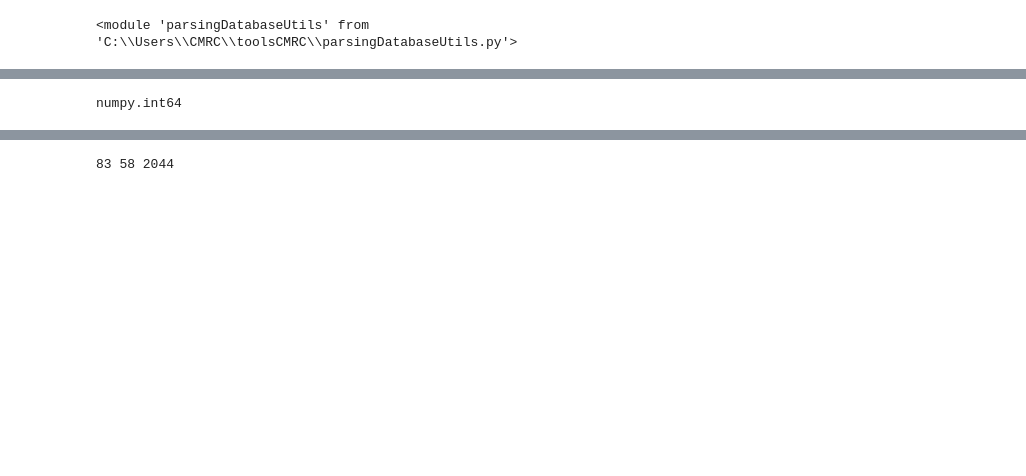
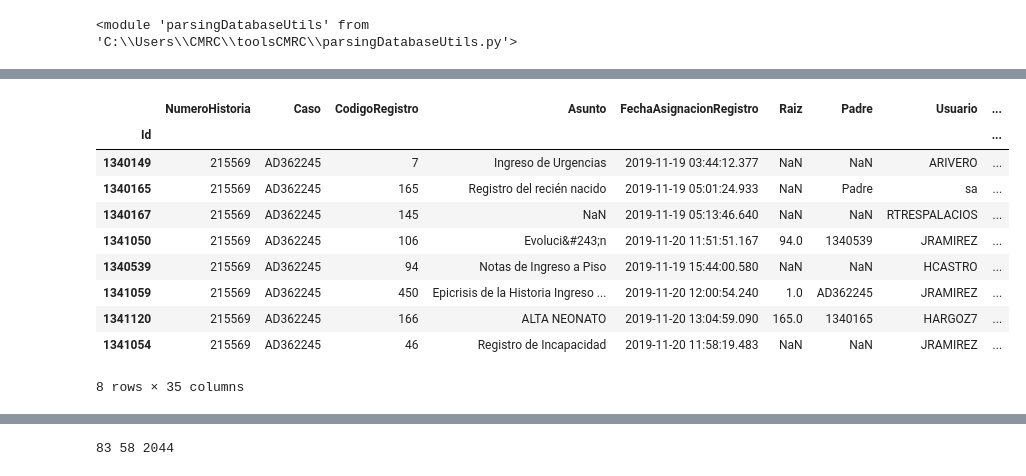
Before and after one commit to gbernardino/toolsCMRC, a Jupyter notebook: databaseTransformer.ipynb, the cells around one changed output, grey strips where cells are left out. Cells and saved outputs as stored; diff of their text form; code cells hidden in the pictures; blank space fills up the shorter version.

```diff
--- a/databaseTransformer.ipynb
+++ b/databaseTransformer.ipynb
@@ -220,4 +336,14 @@ parsingDatabaseUtils.prettyPrintXML(p.ingreso.RegistroXML)
 # %%
-registrosByCaso.get_group(c).iloc[0].NumeroHistoria
+registrosByCaso.get_group(c)
 # %% [output]
+|  | NumeroHistoria | Caso | CodigoRegistro | Asunto | FechaAsignacionRegistro | Raiz | Padre | Usuario | ... |
+| Id |  |  |  |  |  |  |  |  | ... |
+| 1340149 | 215569 | AD362245 | 7 | Ingreso de Urgencias | 2019-11-19 03:44:12.377 | NaN | NaN | ARIVERO | ... |
+| 1340165 | 215569 | AD362245 | 165 | Registro del recién nacido | 2019-11-19 05:01:24.933 | NaN | Padre | sa | ... |
+| 1340167 | 215569 | AD362245 | 145 | NaN | 2019-11-19 05:13:46.640 | NaN | NaN | RTRESPALACIOS | ... |
+| 1341050 | 215569 | AD362245 | 106 | Evoluci&#243;n | 2019-11-20 11:51:51.167 | 94.0 | 1340539 | JRAMIREZ | ... |
+| 1340539 | 215569 | AD362245 | 94 | Notas de Ingreso a Piso | 2019-11-19 15:44:00.580 | NaN | NaN | HCASTRO | ... |
+| 1341059 | 215569 | AD362245 | 450 | Epicrisis de la Historia Ingreso ... | 2019-11-20 12:00:54.240 | 1.0 | AD362245 | JRAMIREZ | ... |
+| 1341120 | 215569 | AD362245 | 166 | ALTA NEONATO | 2019-11-20 13:04:59.090 | 165.0 | 1340165 | HARGOZ7 | ... |
+| 1341054 | 215569 | AD362245 | 46 | Registro de Incapacidad | 2019-11-20 11:58:19.483 | NaN | NaN | JRAMIREZ | ... |
-numpy.int64
+8 rows × 35 columns
```
Also changed, not shown: parts of 27 cells of this notebook, 3 other files.
